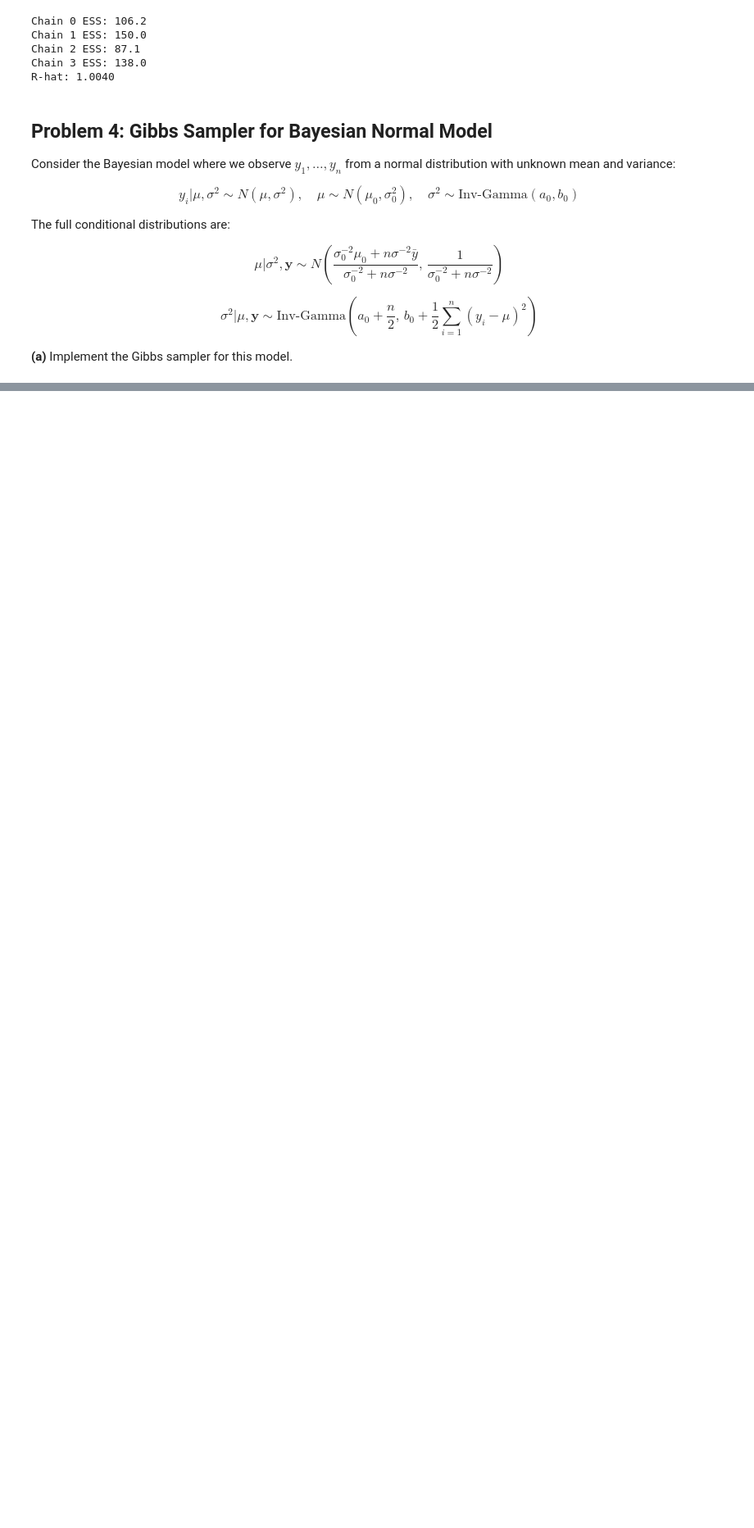
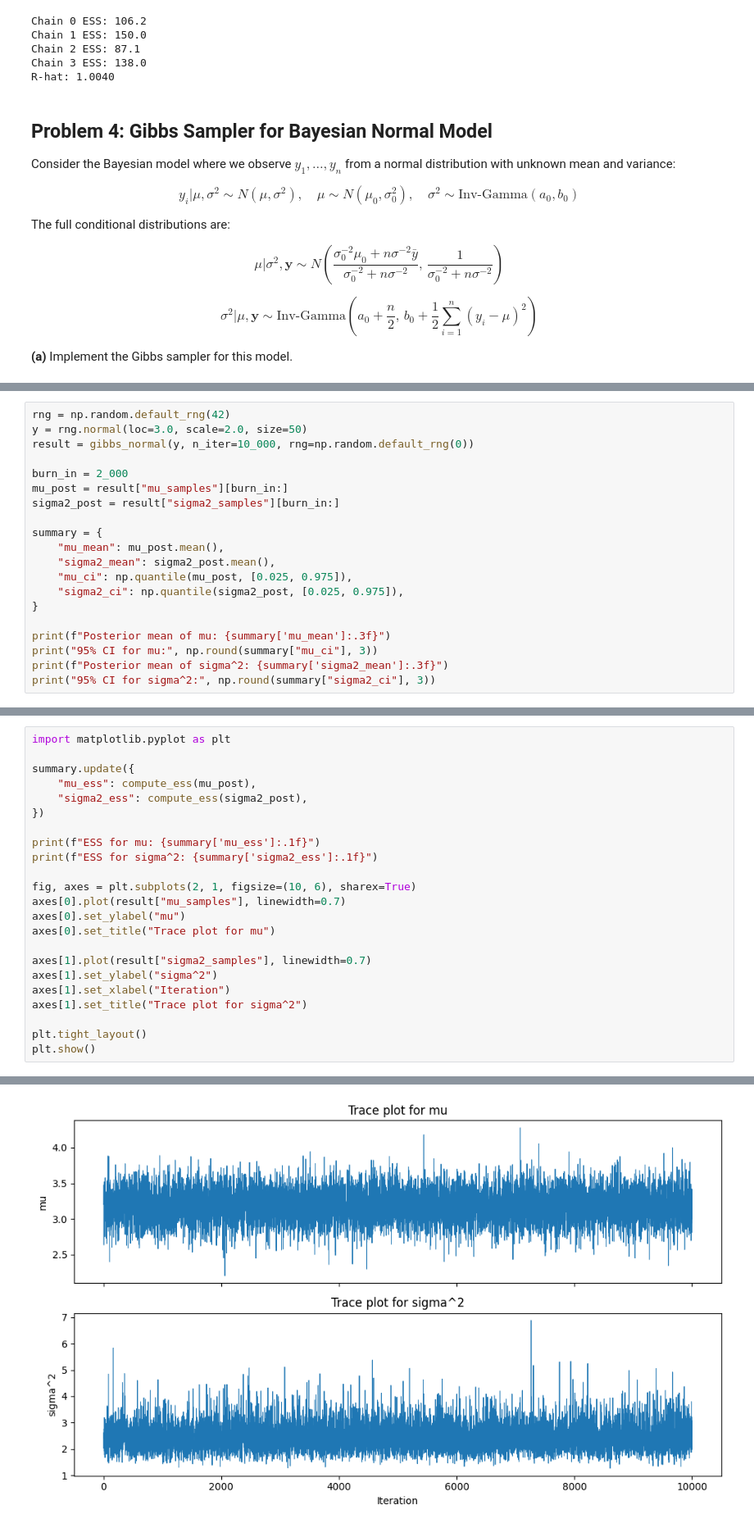
Before and after one commit to CHENGHAO-WANG/735_homework, a Jupyter notebook: hw8/mcmc-hw.ipynb, the cells around one changed output, grey strips where cells are left out. Shown at 82% size. Drawn from its saved outputs; the diff is of its cells as text; blank space fills up the shorter version.

```diff
--- a/hw8/mcmc-hw.ipynb
+++ b/hw8/mcmc-hw.ipynb
@@ -369,0 +388,20 @@ where $\pi$ is the target density and $q$ is the proposal density, both evaluabl
+# %%
+rng = np.random.default_rng(42)
+y = rng.normal(loc=3.0, scale=2.0, size=50)
+result = gibbs_normal(y, n_iter=10_000, rng=np.random.default_rng(0))
+
+burn_in = 2_000
+mu_post = result["mu_samples"][burn_in:]
+sigma2_post = result["sigma2_samples"][burn_in:]
+
+summary = {
+    "mu_mean": mu_post.mean(),
+    "sigma2_mean": sigma2_post.mean(),
+    "mu_ci": np.quantile(mu_post, [0.025, 0.975]),
+    "sigma2_ci": np.quantile(sigma2_post, [0.025, 0.975]),
+}
+
+print(f"Posterior mean of mu: {summary['mu_mean']:.3f}")
+print("95% CI for mu:", np.round(summary["mu_ci"], 3))
+print(f"Posterior mean of sigma^2: {summary['sigma2_mean']:.3f}")
+print("95% CI for sigma^2:", np.round(summary["sigma2_ci"], 3))
@@ -369,0 +416,24 @@ where $\pi$ is the target density and $q$ is the proposal density, both evaluabl
+# %%
+import matplotlib.pyplot as plt
+
+summary.update({
+    "mu_ess": compute_ess(mu_post),
+    "sigma2_ess": compute_ess(sigma2_post),
+})
+
+print(f"ESS for mu: {summary['mu_ess']:.1f}")
+print(f"ESS for sigma^2: {summary['sigma2_ess']:.1f}")
+
+fig, axes = plt.subplots(2, 1, figsize=(10, 6), sharex=True)
+axes[0].plot(result["mu_samples"], linewidth=0.7)
+axes[0].set_ylabel("mu")
+axes[0].set_title("Trace plot for mu")
+
+axes[1].plot(result["sigma2_samples"], linewidth=0.7)
+axes[1].set_ylabel("sigma^2")
+axes[1].set_xlabel("Iteration")
+axes[1].set_title("Trace plot for sigma^2")
+
+plt.tight_layout()
+plt.show()
+# %% [output]
@@ -369,0 +442 @@ where $\pi$ is the target density and $q$ is the proposal density, both evaluabl
+[figure, added]
```
Also changed, not shown: parts of 6 cells of this notebook.
